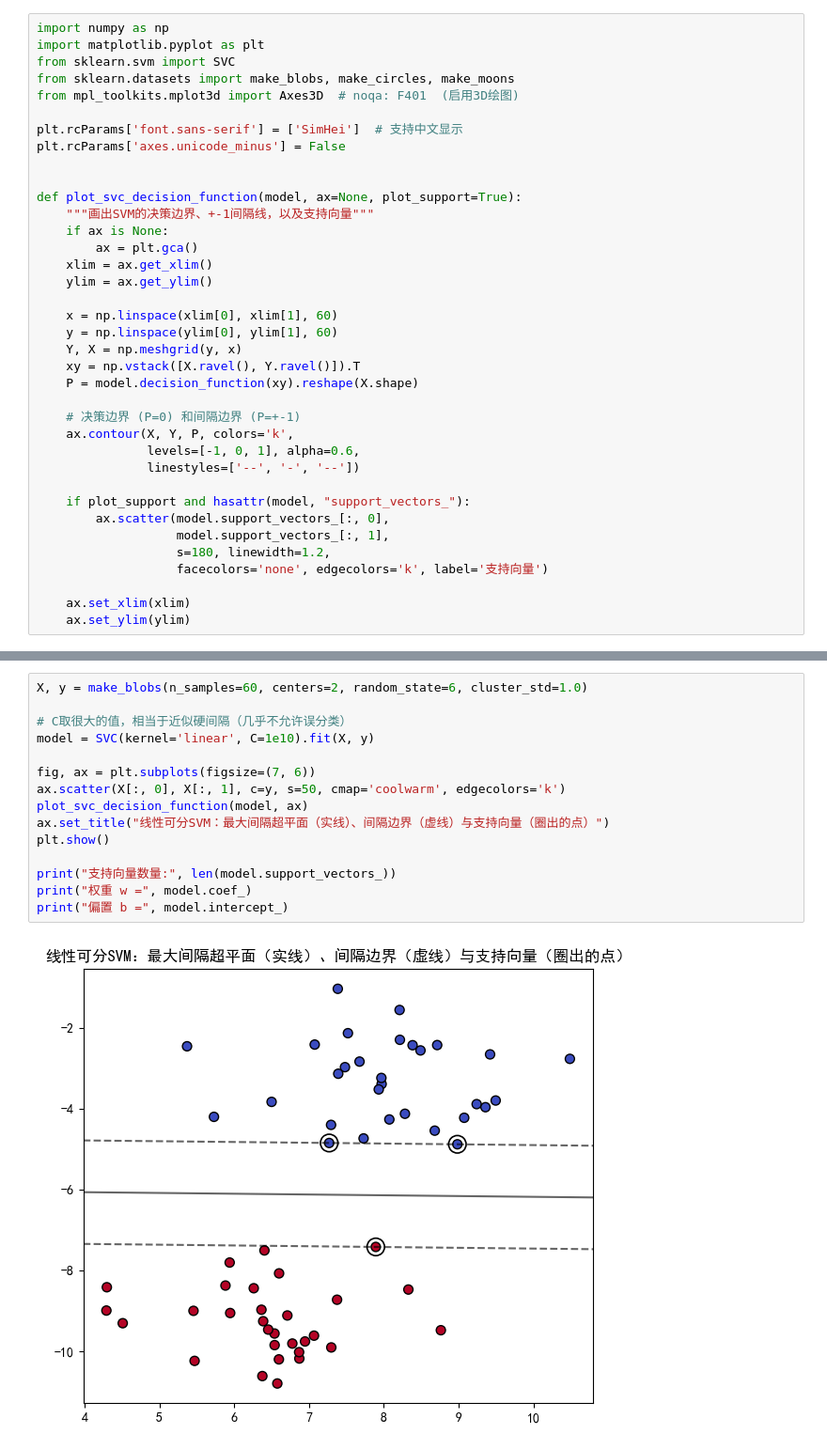
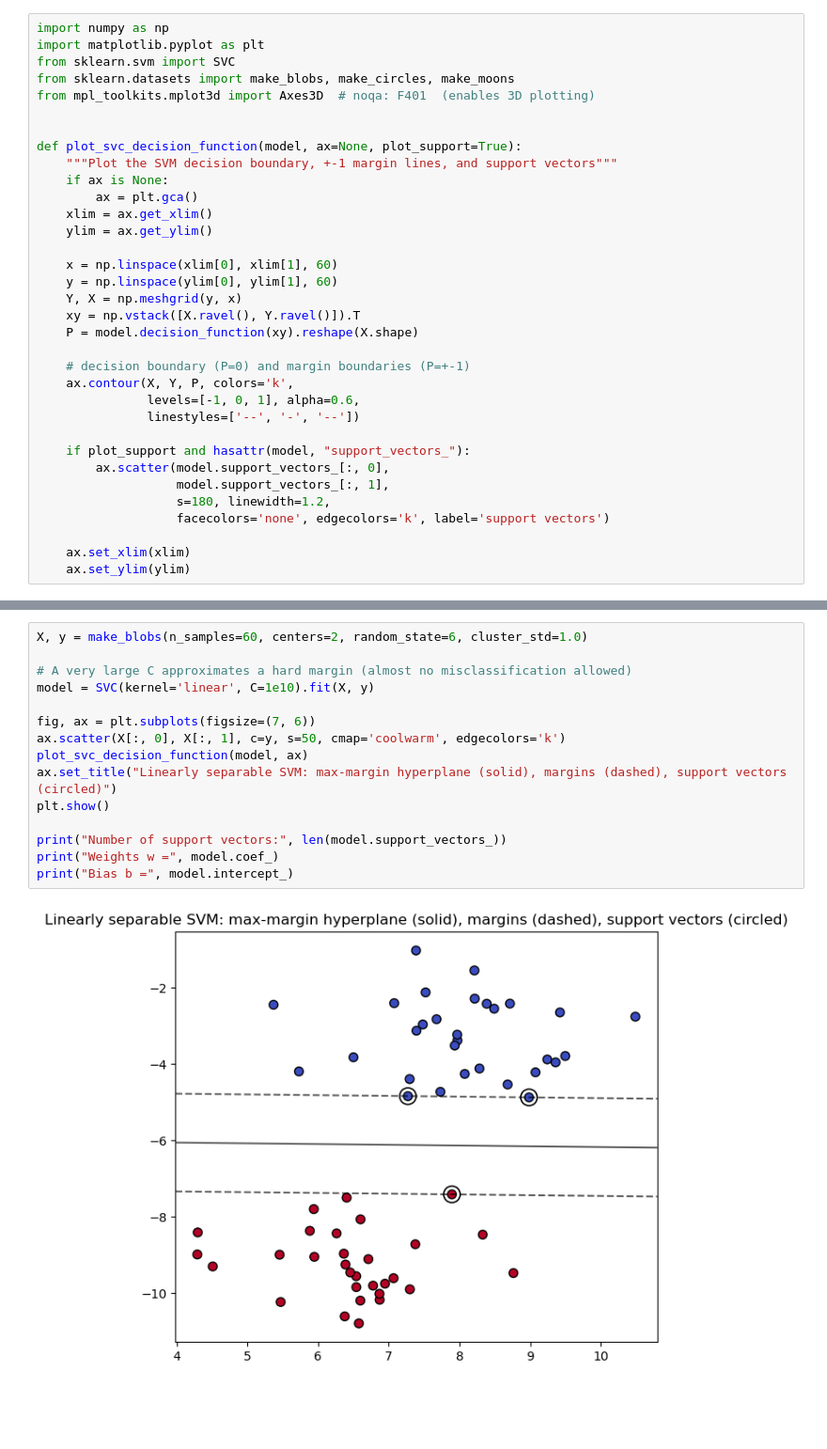
Before and after one commit to AlexanderYWHDu/deep-learning, a Jupyter notebook: SVM_and_Kernel_Methods.ipynb, the cells around one changed output, grey strips where cells are left out. Shown at 94% size. Saved outputs shown, nothing was run; the diff lists cells and outputs as text; blank space fills up the shorter version.

```diff
--- a/SVM_and_Kernel_Methods.ipynb
+++ b/SVM_and_Kernel_Methods.ipynb
@@ -18,14 +18,11 @@ import numpy as np
 import matplotlib.pyplot as plt
 from sklearn.svm import SVC
 from sklearn.datasets import make_blobs, make_circles, make_moons
-from mpl_toolkits.mplot3d import Axes3D  # noqa: F401  (启用3D绘图)
-
-plt.rcParams['font.sans-serif'] = ['SimHei']  # 支持中文显示
-plt.rcParams['axes.unicode_minus'] = False
+from mpl_toolkits.mplot3d import Axes3D  # noqa: F401  (enables 3D plotting)
 
 
 def plot_svc_decision_function(model, ax=None, plot_support=True):
-    """画出SVM的决策边界、+-1间隔线，以及支持向量"""
+    """Plot the SVM decision boundary, +-1 margin lines, and support vectors"""
     if ax is None:
         ax = plt.gca()
     xlim = ax.get_xlim()
@@ -37,7 +34,7 @@ def plot_svc_decision_function(model, ax=None, plot_support=True):
     xy = np.vstack([X.ravel(), Y.ravel()]).T
     P = model.decision_function(xy).reshape(X.shape)
 
-    # 决策边界 (P=0) 和间隔边界 (P=+-1)
+    # decision boundary (P=0) and margin boundaries (P=+-1)
     ax.contour(X, Y, P, colors='k',
                levels=[-1, 0, 1], alpha=0.6,
                linestyles=['--', '-', '--'])
@@ -46,7 +43,7 @@ def plot_svc_decision_function(model, ax=None, plot_support=True):
         ax.scatter(model.support_vectors_[:, 0],
                    model.support_vectors_[:, 1],
                    s=180, linewidth=1.2,
-                   facecolors='none', edgecolors='k', label='支持向量')
+                   facecolors='none', edgecolors='k', label='support vectors')
 
     ax.set_xlim(xlim)
     ax.set_ylim(ylim)
@@ -61,17 +58,17 @@ SVM的核心思想：在所有能够正确分类数据的超平面中，找到**
 # %%
 X, y = make_blobs(n_samples=60, centers=2, random_state=6, cluster_std=1.0)
 
-# C取很大的值，相当于近似硬间隔（几乎不允许误分类）
+# A very large C approximates a hard margin (almost no misclassification allowed)
 model = SVC(kernel='linear', C=1e10).fit(X, y)
 
 fig, ax = plt.subplots(figsize=(7, 6))
 ax.scatter(X[:, 0], X[:, 1], c=y, s=50, cmap='coolwarm', edgecolors='k')
 plot_svc_decision_function(model, ax)
-ax.set_title("线性可分SVM：最大间隔超平面（实线）、间隔边界（虚线）与支持向量（圈出的点）")
+ax.set_title("Linearly separable SVM: max-margin hyperplane (solid), margins (dashed), support vectors (circled)")
 plt.show()
 
-print("支持向量数量:", len(model.support_vectors_))
-print("权重 w =", model.coef_)
-print("偏置 b =", model.intercept_)
+print("Number of support vectors:", len(model.support_vectors_))
+print("Weights w =", model.coef_)
+print("Bias b =", model.intercept_)
 # %% [output]
-[figure, old version]
+[figure, new version]
```
Also changed, not shown: parts of 22 cells of this notebook.
